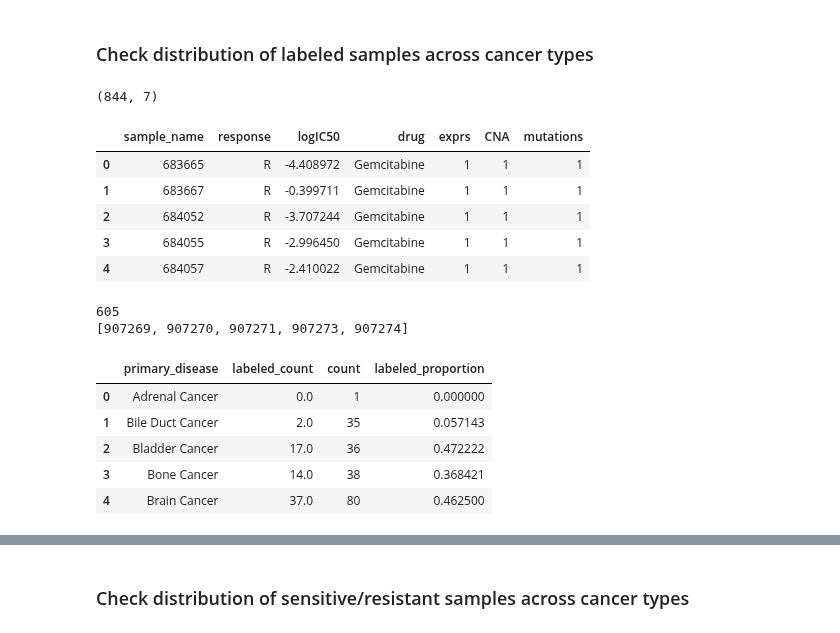
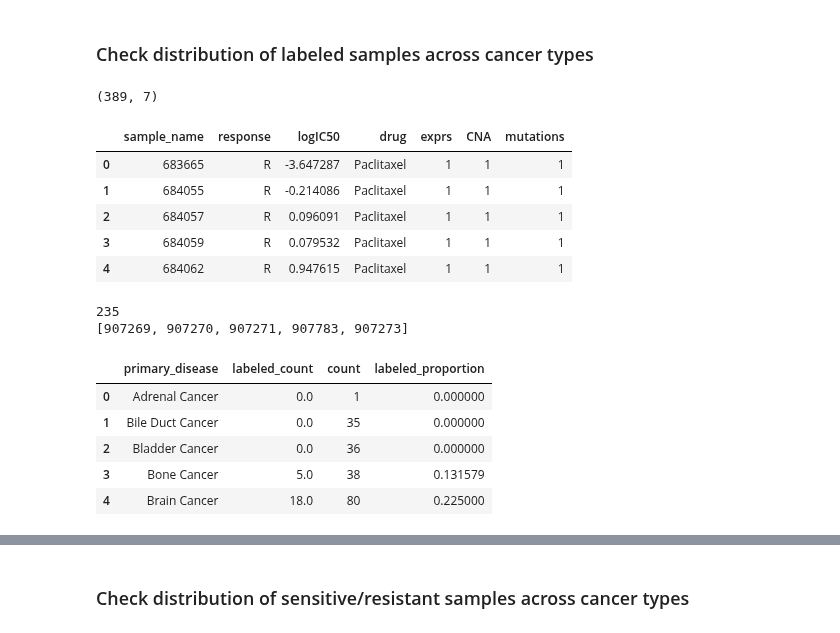
Before and after one commit to greenelab/pancancer-evaluation, a Jupyter notebook: 08_cell_line_prediction/download_drug_data.ipynb, the cells around one changed output, grey strips where cells are left out. Saved outputs shown, nothing was run; the diff lists cells and outputs as text; code cells hidden in the pictures.

```diff
--- a/08_cell_line_prediction/download_drug_data.ipynb
+++ b/08_cell_line_prediction/download_drug_data.ipynb
@@ -18,7 +18,7 @@ import pancancer_evaluation.config as cfg
 # drug to visualize sample proportions for
 # valid drugs: 5-Fluorouracil, Afatinib, Bortezomib, Cetuximab, Cisplatin, Docetaxel,
 # EGFRi, Erlotinib, Gefitinib, Gemcitabine, Lapatinib, Paclitaxel, Tamoxifen
-drug_name = 'EGFRi'
+drug_to_plot = 'Paclitaxel'
 
 # where to save plots
 output_plots = False
@@ -268,19 +268,19 @@ ccle_cancer_types.head()
 ### Check distribution of labeled samples across cancer types
 # %%
 drug_response_df = pd.read_csv(
-    decompress_dir / 'GDSC_response.{}.tsv'.format(drug_name), sep='\t'
+    decompress_dir / 'GDSC_response.{}.tsv'.format(drug_to_plot), sep='\t'
 )
 
 print(drug_response_df.shape)
 drug_response_df.head()
 # %% [output]
-(844, 7)
+(389, 7)
 |  | sample_name | response | logIC50 | drug | exprs | CNA | mutations |
-| 0 | 683665 | R | -4.408972 | Gemcitabine | 1 | 1 | 1 |
-| 1 | 683667 | R | -0.399711 | Gemcitabine | 1 | 1 | 1 |
-| 2 | 684052 | R | -3.707244 | Gemcitabine | 1 | 1 | 1 |
-| 3 | 684055 | R | -2.996450 | Gemcitabine | 1 | 1 | 1 |
-| 4 | 684057 | R | -2.410022 | Gemcitabine | 1 | 1 | 1 |
+| 0 | 683665 | R | -3.647287 | Paclitaxel | 1 | 1 | 1 |
+| 1 | 684055 | R | -0.214086 | Paclitaxel | 1 | 1 | 1 |
+| 2 | 684057 | R | 0.096091 | Paclitaxel | 1 | 1 | 1 |
+| 3 | 684059 | R | 0.079532 | Paclitaxel | 1 | 1 | 1 |
+| 4 | 684062 | R | 0.947615 | Paclitaxel | 1 | 1 | 1 |
 # %%
 ccle_drug_label_overlap = (
     set(drug_response_df.sample_name).intersection(
@@ -290,8 +290,8 @@ ccle_drug_label_overlap = (
 print(len(ccle_drug_label_overlap))
 print(list(ccle_drug_label_overlap)[:5])
 # %% [output]
-605
-[907269, 907270, 907271, 907273, 907274]
+235
+[907269, 907270, 907271, 907783, 907273]
 # %%
 ccle_label_cancer_types = (ccle_sample_info_df
     [ccle_sample_info_df.COSMICID.isin(ccle_drug_label_overlap)]
@@ -312,10 +312,10 @@ ccle_label_cancer_types.head()
 # %% [output]
 |  | primary_disease | labeled_count | count | labeled_proportion |
 | 0 | Adrenal Cancer | 0.0 | 1 | 0.000000 |
-| 1 | Bile Duct Cancer | 2.0 | 35 | 0.057143 |
-| 2 | Bladder Cancer | 17.0 | 36 | 0.472222 |
-| 3 | Bone Cancer | 14.0 | 38 | 0.368421 |
-| 4 | Brain Cancer | 37.0 | 80 | 0.462500 |
+| 1 | Bile Duct Cancer | 0.0 | 35 | 0.000000 |
+| 2 | Bladder Cancer | 0.0 | 36 | 0.000000 |
+| 3 | Bone Cancer | 5.0 | 38 | 0.131579 |
+| 4 | Brain Cancer | 18.0 | 80 | 0.225000 |
 # %%
 sns.set({'figure.figsize': (18, 10)})
 fig, axarr = plt.subplots(2, 1)
```
Also changed, not shown: parts of 10 cells of this notebook, 1 other file.
